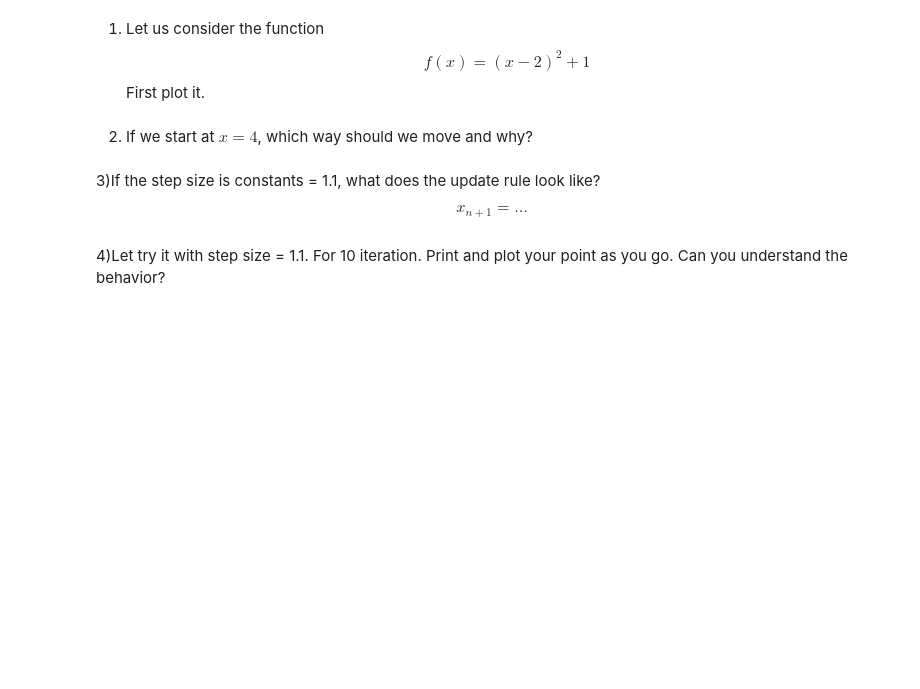
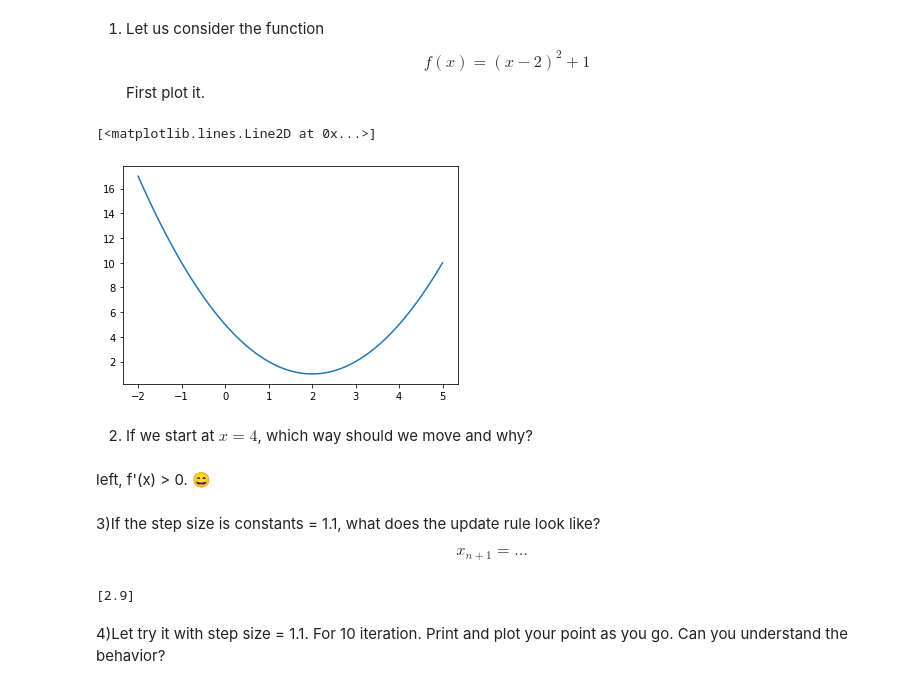
Before and after one commit to natthakan2000/ICCS314, a Jupyter notebook: Exercise-5-master/05 Gradient Descent.ipynb, the cells around one changed output. Cells and saved outputs as stored; diff of their text form; code cells hidden in the pictures; blank space fills up the shorter version.

```diff
--- a/Exercise-5-master/05 Gradient Descent.ipynb
+++ b/Exercise-5-master/05 Gradient Descent.ipynb
@@ -9,11 +9,34 @@ from matplotlib import pyplot as plt
 1) Let us consider the function
 $$ f(x) = (x-2)^2 + 1 $$
 First plot it.
+# %%
+xs = np.linspace(-2,5,100)
+ys = (xs-2)**2+1
+plt.plot(xs,ys)
+# %% [output]
+[<matplotlib.lines.Line2D at 0x...>]
+[figure, added]
 # %% [markdown]
 2) If we start at $x=4$, which way should we move and why?
+# %% [markdown]
+left, f'(x) > 0. 😄
 # %% [markdown]
 3)If the step size is constants = 1.1, what does the update rule look like?
 
 $$x_{n+1} = \ldots$$
+# %%
+#f'(x) = 2x-4
+def directionf(x):
+    return 2*(x-2)
+def f(x,s,n):
+    xs = []
+    for i in range(n):
+        direction = -directionf(x)/abs(directionf(x))
+        x = x + direction * s
+        xs.append(x)
+    return xs
+f(4,1.1,1)
+# %% [output]
+[2.9]
 # %% [markdown]
 4)Let try it with step size = 1.1. For 10 iteration. Print and plot your point as you go. Can you understand the behavior?
```
Also changed, not shown: parts of 16 cells of this notebook.
